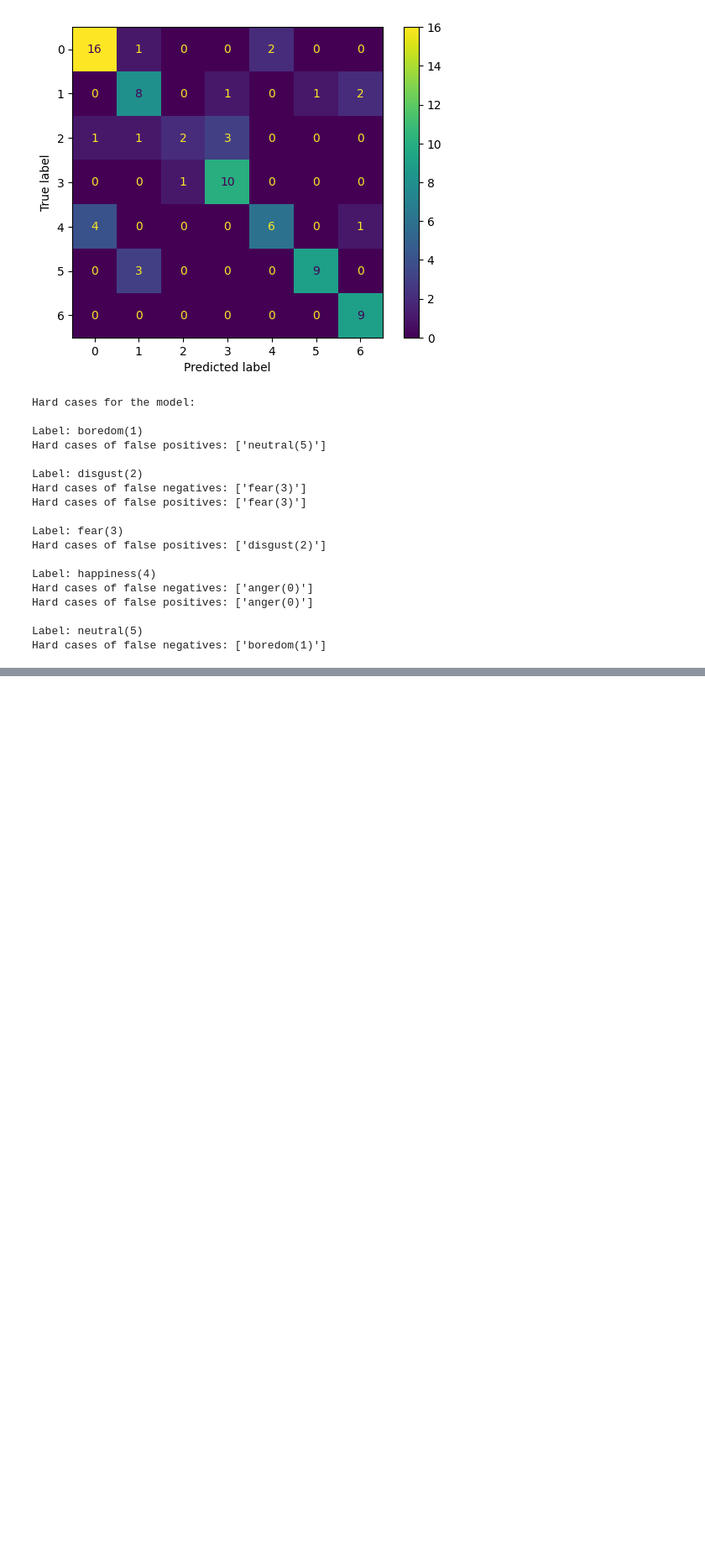
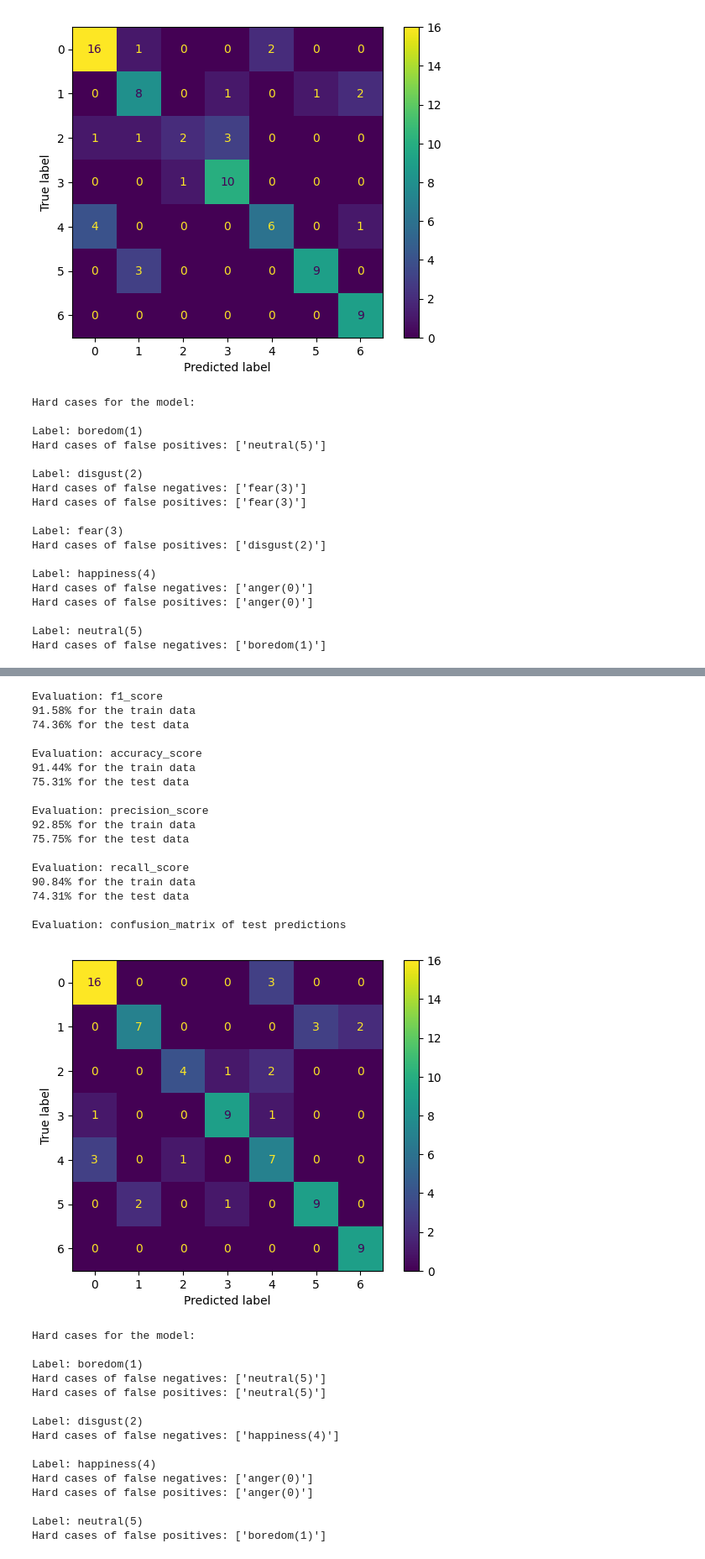
Before and after one commit to kimlindner/automatic_speech_emotion_recognition, a Jupyter notebook: notebooks/BaselineNN.ipynb, the cells around one changed output, grey strips where cells are left out. Shown at 84% size. Drawn from its saved outputs; the diff is of its cells as text; code cells hidden in the pictures; blank space fills up the shorter version.

```diff
--- a/notebooks/BaselineNN.ipynb
+++ b/notebooks/BaselineNN.ipynb
@@ -1135,0 +1431,12 @@ Hard cases of false negatives: ['boredom(1)']
+# %%
+# Define the dimensions
+input_dim = len(X_train.columns)
+hidden_dims = [32, 32, 32, 32, 32]
+output_dim = num_classes
+# %%
+# define model, optimizer, and criterion
+model = MLPWithSkip_hidden5(input_dim, hidden_dims, output_dim)
+optimizer = torch.optim.Adam(model.parameters())
+criterion = nn.CrossEntropyLoss()
+# %%
+model, train_losses, val_losses, val_f1_scores = train_model(model, criterion, optimizer, train_loader, val_loader, device)
@@ -1135,0 +1457,36 @@ Hard cases of false negatives: ['boredom(1)']
+# %%
+model_eval(model, X_train, X_test, y_train, y_test, confusion=True)
+# %% [output]
+Evaluation: f1_score
+91.58% for the train data
+74.36% for the test data
+
+Evaluation: accuracy_score
+91.44% for the train data
+75.31% for the test data
+
+Evaluation: precision_score
+92.85% for the train data
+75.75% for the test data
+
+Evaluation: recall_score
+90.84% for the train data
+74.31% for the test data
+
+Evaluation: confusion_matrix of test predictions
+[figure, added]
+Hard cases for the model:
+
+Label: boredom(1)
+Hard cases of false negatives: ['neutral(5)']
+Hard cases of false positives: ['neutral(5)']
+
+Label: disgust(2)
+Hard cases of false negatives: ['happiness(4)']
+
+Label: happiness(4)
+Hard cases of false negatives: ['anger(0)']
+Hard cases of false positives: ['anger(0)']
+
+Label: neutral(5)
+Hard cases of false positives: ['boredom(1)']
```
Also changed, not shown: parts of 50 cells of this notebook, 2 other files.
